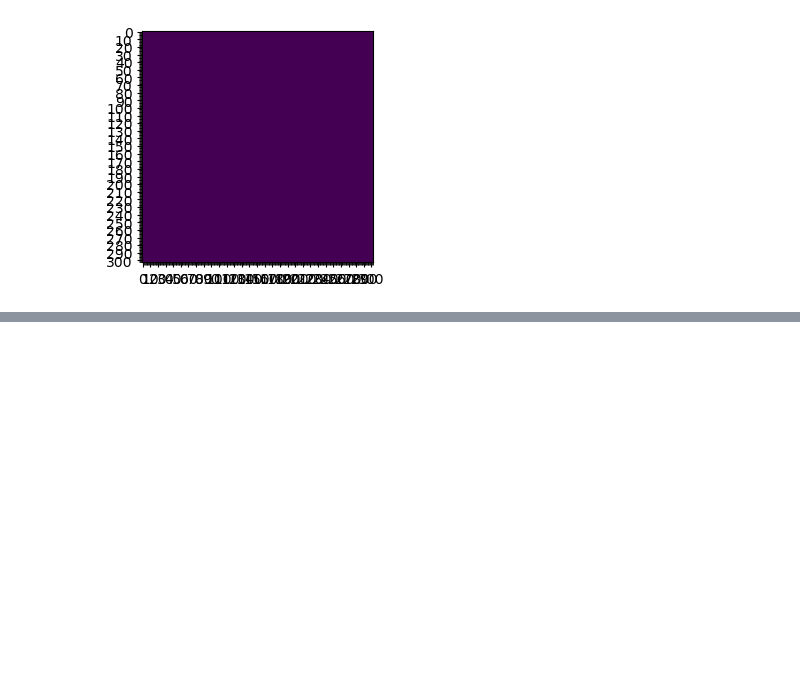
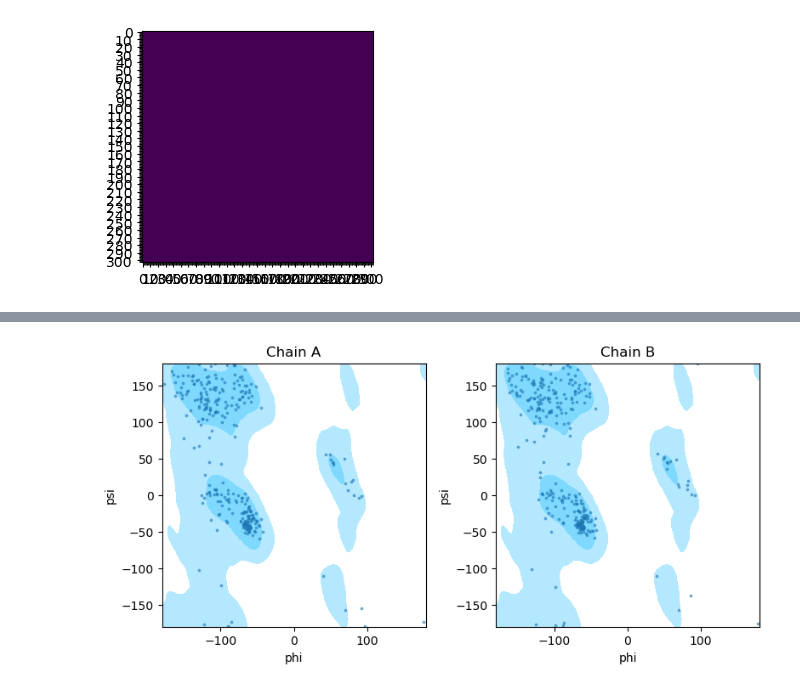
Before and after one commit to Reevoc/Structural-Bioinformatics, a Jupyter notebook: Homework.ipynb, the cells around one changed output, grey strips where cells are left out. Saved outputs shown, nothing was run; the diff lists cells and outputs as text; code cells hidden in the pictures; blank space fills up the shorter version.

Commit message:
fixed ramadan chart

```diff
--- a/Homework.ipynb
+++ b/Homework.ipynb
@@ -123,0 +149,47 @@ phi_psi(pdb_file, return_ignored)
+# %%
+# Calculate PSI and PHI
+rama = {}  # { chain : [[residue_1, ...], [phi_residue_1, ...], [psi_residue_2, ...] ] }
+for model in structure:
+    for chain in model:
+        for pp in ppb.build_peptides(chain):
+
+            phi_psi = pp.get_phi_psi_list()  # [(phi_residue_1, psi_residue_1), ...]
+            for i, residue in enumerate(pp):
+               # print(model, chain, i, residue, phi_psi[i])
+
+                # Convert radians to degrees and remove first and last value that are None
+                if phi_psi[i][0] is not None and phi_psi[i][1] is not None:
+                    rama.setdefault(chain.id, [[], [], []])
+                    rama[chain.id][0].append(residue)
+                    rama[chain.id][1].append(math.degrees(phi_psi[i][0]))
+                    rama[chain.id][2].append(math.degrees(phi_psi[i][1]))
+# %%
+# Ramachandran regions
+# 2 = 90%, 1 = 60%
+regions_matrix = []
+with open(path + "/ramachandran.dat") as f:
+    for line in f:
+        if line:
+            regions_matrix.append([int(ele) for ele in line.strip().split()])
+
+# Plot Ramachandran regions
+cmap = mplcolors.ListedColormap(['#FFFFFF', '#B3E8FF', '#7FD9FF'])
+
+f, axes = plt.subplots(1, len(rama), figsize=(8, 8))
+axes = np.array(axes).reshape(-1)  # Hack to give consistency for single/multiple suplots (-1 force reshape to infer dimensions)
+for ax, chain_id in zip(axes, rama):
+
+    # Plot regions (60 percentile & 90 percentile)
+    im = ax.imshow(regions_matrix, cmap=cmap, extent=(-180, 180, -180, 180))
+
+    # Plot points
+    ax.scatter(rama[chain_id][1], rama[chain_id][2], s=3, alpha=0.5)
+
+    ax.set_xlabel('phi')
+    ax.set_ylabel('psi')
+    ax.set_title('Chain {}'.format(chain_id))
+
+plt.tight_layout()  # Remove figure padding
+plt.savefig(path +'/figures/ramachandran_regions.png', dpi=300, bbox_inches='tight')
+# %% [output]
+[figure, added]
```
Also changed, not shown: parts of 4 cells of this notebook.
